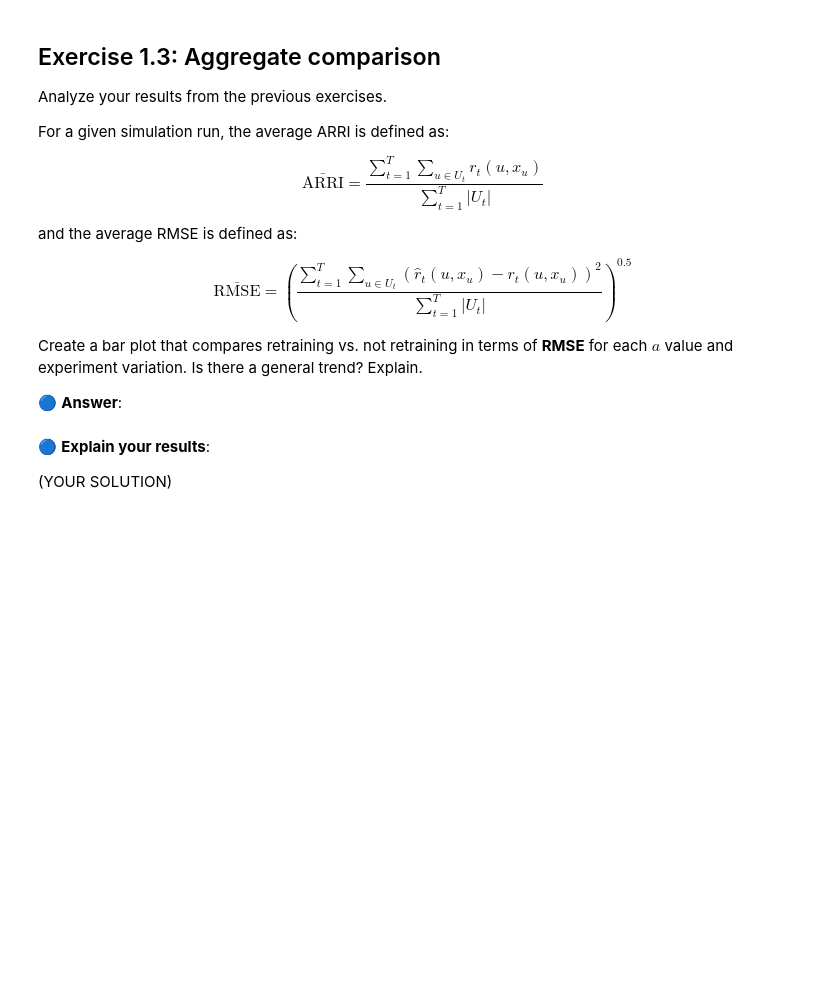
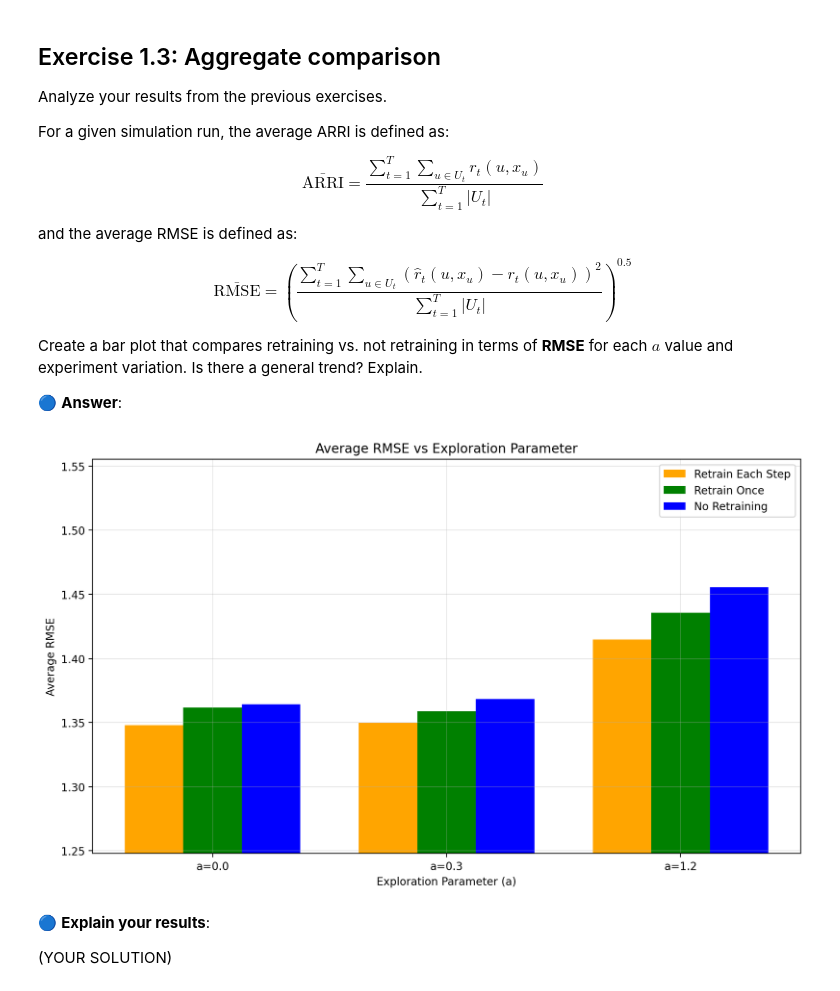
Before and after one commit to ashalem/ML_Human, a Jupyter notebook: WS4_W2024_students_3024.ipynb, the cells around one changed output. Cells and saved outputs as stored; diff of their text form; code cells hidden in the pictures; blank space fills up the shorter version.

```diff
--- a/WS4_W2024_students_3024.ipynb
+++ b/WS4_W2024_students_3024.ipynb
@@ -764,3 +777,58 @@ Create a bar plot that compares retraining vs. not retraining in terms of **RMSE
+# %%
+## YOUR SOLUTION
+import matplotlib.pyplot as plt
+import numpy as np
+
+# Set up the figure
+plt.figure(figsize=(10, 6))
+
+# Get unique a values and sort them
+a_values = sorted(df_retraining_every_step['a'].unique())
+
+# Calculate average RMSE for each a value and retrain condition
+rmse_data = []
+for a in a_values:
+    # Get data for this a value
+    mask_every_step = df_retraining_every_step['a'] == a
+    mask_once = df_retraining_once['a'] == a
+    mask_df = df['a'] == a
+
+    # Calculate RMSE for each condition
+    rmse_retrain_each = np.sqrt(np.mean((df_retraining_every_step[mask_every_step]['predicted_rating'] - df_retraining_every_step[mask_every_step]['actual_rating'])**2))
+    rmse_retrain_once = np.sqrt(np.mean((df_retraining_once[mask_once]['predicted_rating'] - df_retraining_once[mask_once]['actual_rating'])**2))
+    rmse_df = np.sqrt(np.mean((df[mask_df]['predicted_rating'] - df[mask_df]['actual_rating'])**2))
+
+    rmse_data.append([rmse_retrain_each, rmse_retrain_once, rmse_df])
+
+# Set up bar positions
+x = np.arange(len(a_values))
+width = 0.25  # Reduced width to fit 3 bars
+
+# Create bars
+plt.bar(x - width, [d[0] for d in rmse_data], width, label='Retrain Each Step', color='orange')
+plt.bar(x, [d[1] for d in rmse_data], width, label='Retrain Once', color='green')
+plt.bar(x + width, [d[2] for d in rmse_data], width, label='No Retraining', color='blue')
+
+# Customize plot
+plt.xlabel('Exploration Parameter (a)')
+plt.ylabel('Average RMSE')
+plt.title('Average RMSE vs Exploration Parameter')
+plt.xticks(x, [f'a={a}' for a in a_values])
+plt.legend()
+
+# Add grid for better readability
+plt.grid(True, alpha=0.3)
+
+# Calculate y-axis limits based on data range
+all_values = [val for sublist in rmse_data for val in sublist]
+y_min = min(all_values) - 0.1
+y_max = max(all_values) + 0.1
+plt.ylim(y_min, y_max)
+
+plt.tight_layout()
+plt.show()
+# %% [output]
+[figure, added]
 # %% [markdown]
 🔵 **Explain your results**:
 
```
Also changed, not shown: parts of 28 cells of this notebook.
